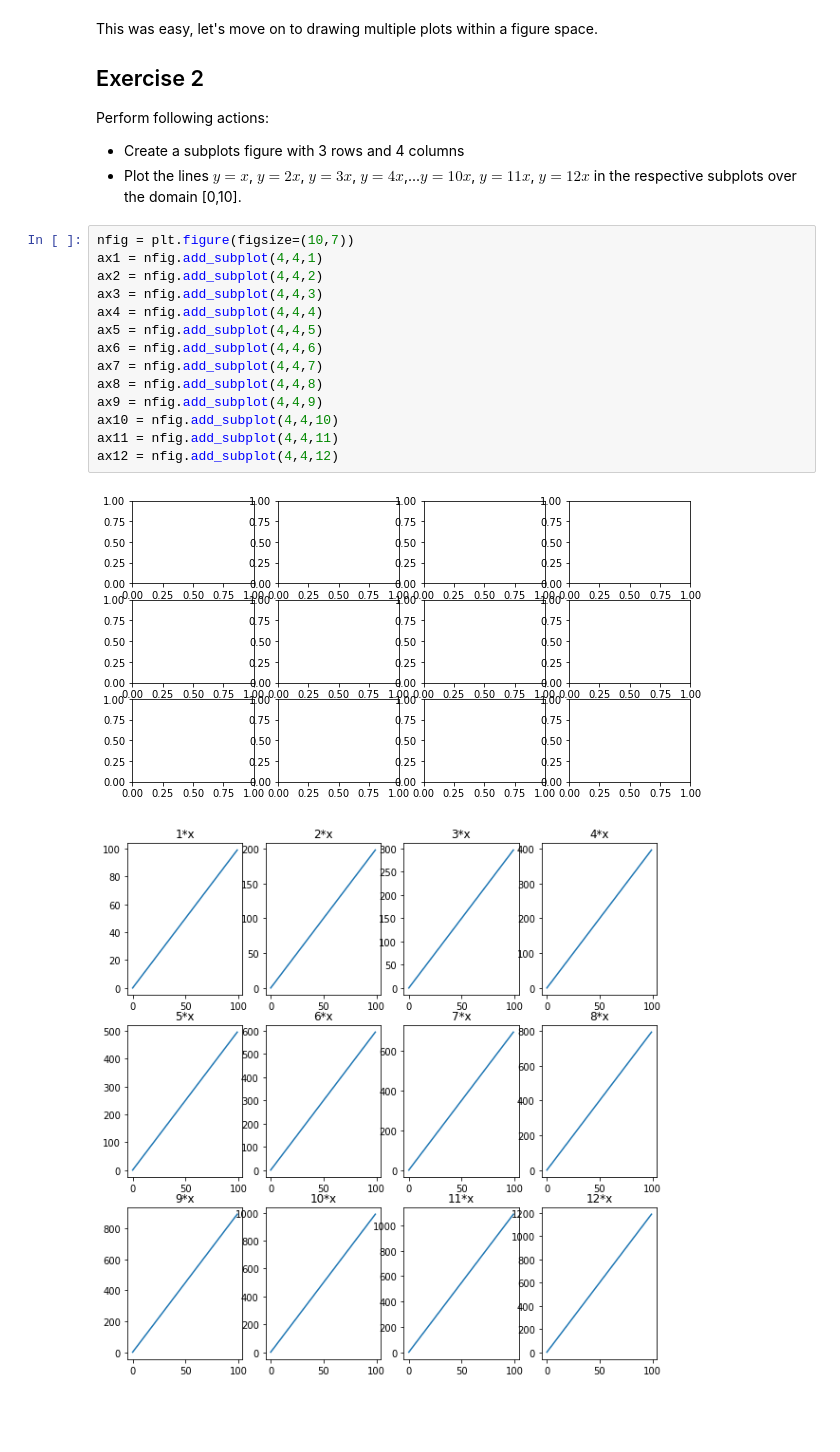
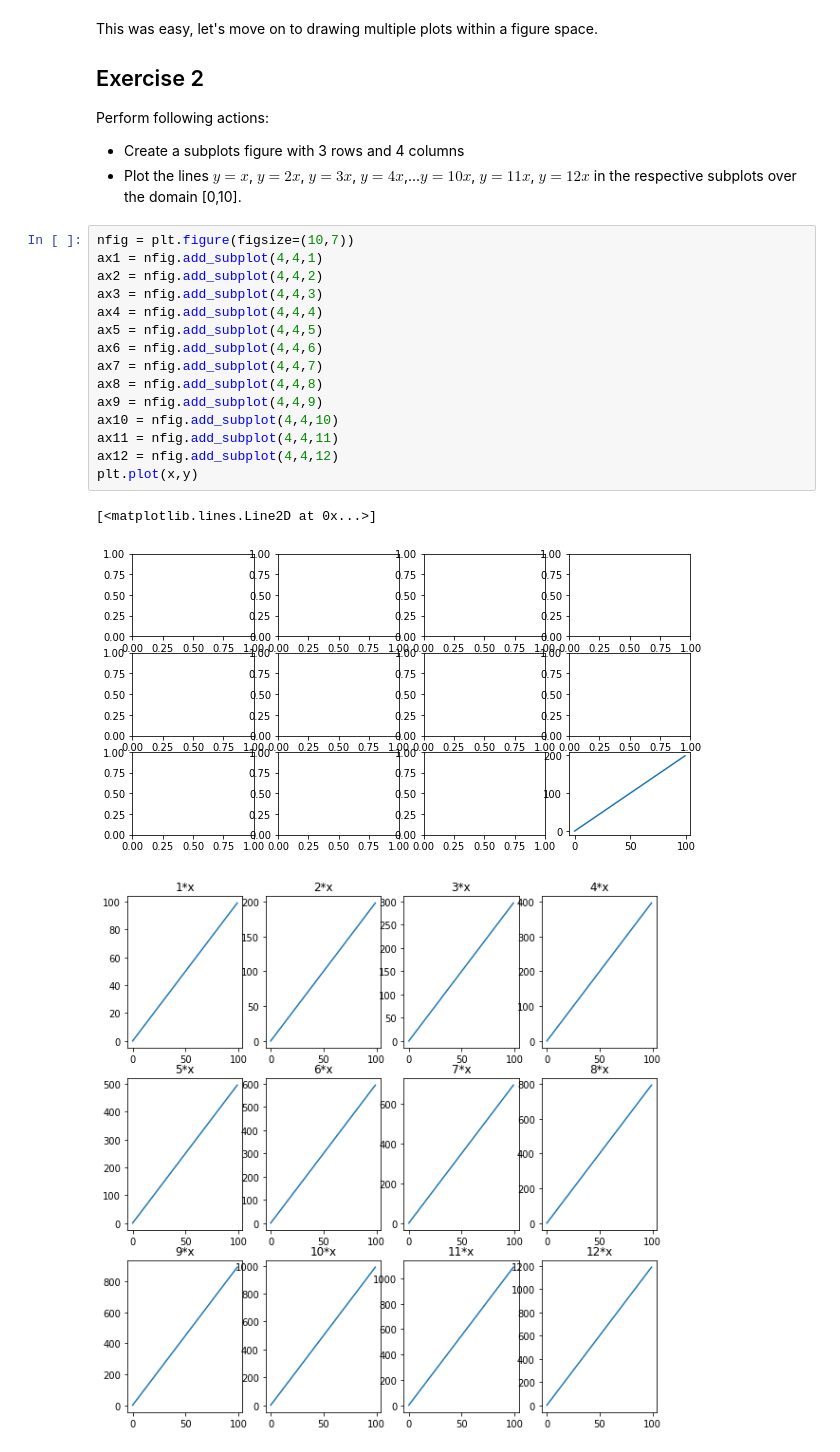
Before and after one commit to OsterMendel/dsc-more-practice-with-matplotlib-lab-nyc-ds-021720, a Jupyter notebook: index.ipynb, the cells around one changed output. Drawn from its saved outputs; the diff is of its cells as text; blank space fills up the shorter version.

```diff
--- a/index.ipynb
+++ b/index.ipynb
@@ -87,19 +87,21 @@ Perform following actions:
 # %%
 nfig = plt.figure(figsize=(10,7))
 ax1 = nfig.add_subplot(4,4,1)
 ax2 = nfig.add_subplot(4,4,2)
 ax3 = nfig.add_subplot(4,4,3)
 ax4 = nfig.add_subplot(4,4,4)
 ax5 = nfig.add_subplot(4,4,5)
 ax6 = nfig.add_subplot(4,4,6)
 ax7 = nfig.add_subplot(4,4,7)
 ax8 = nfig.add_subplot(4,4,8)
 ax9 = nfig.add_subplot(4,4,9)
 ax10 = nfig.add_subplot(4,4,10)
 ax11 = nfig.add_subplot(4,4,11)
 ax12 = nfig.add_subplot(4,4,12)
+plt.plot(x,y)
 # %% [output]
+[<matplotlib.lines.Line2D at 0x...>]
-[figure, old version]
+[figure, new version]
 # %%
 # %% [output]
 [figure]
```
